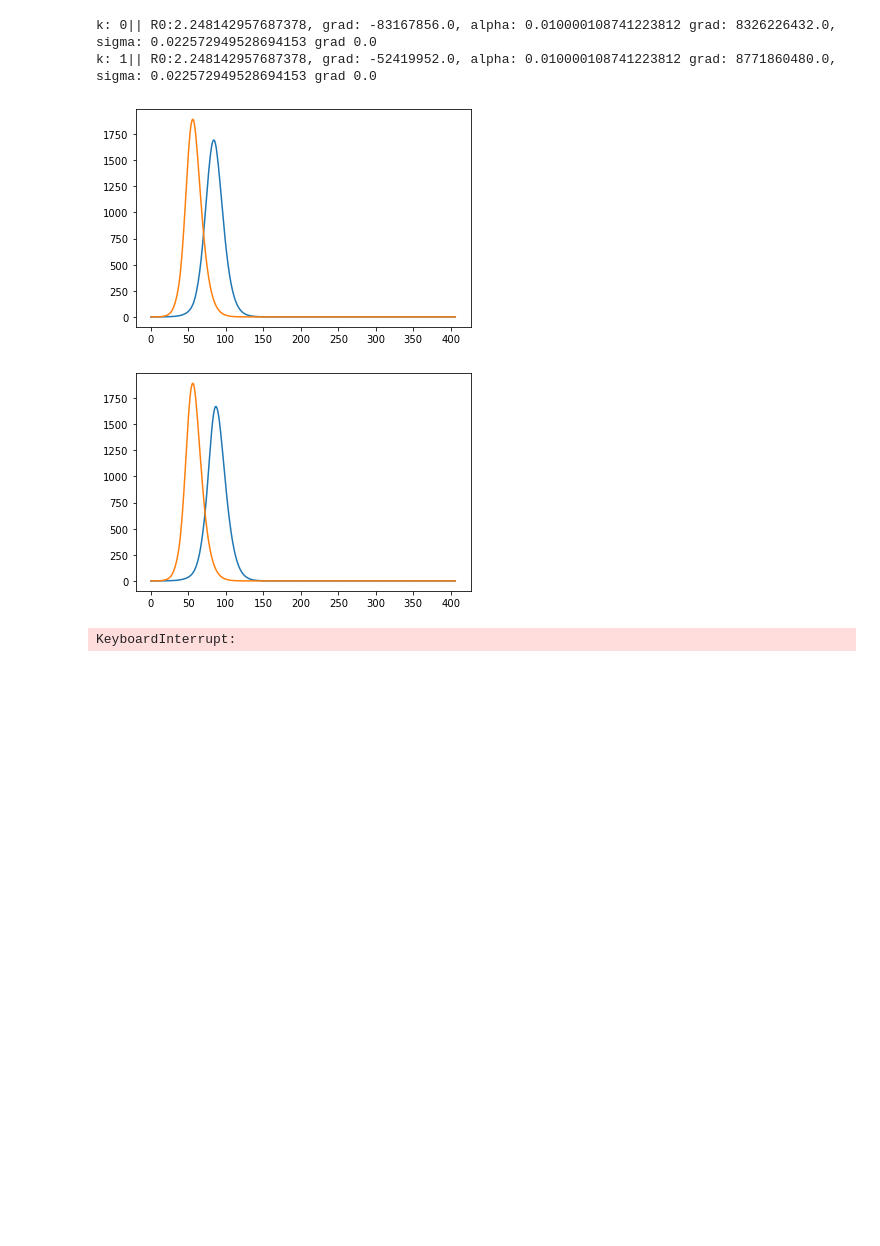
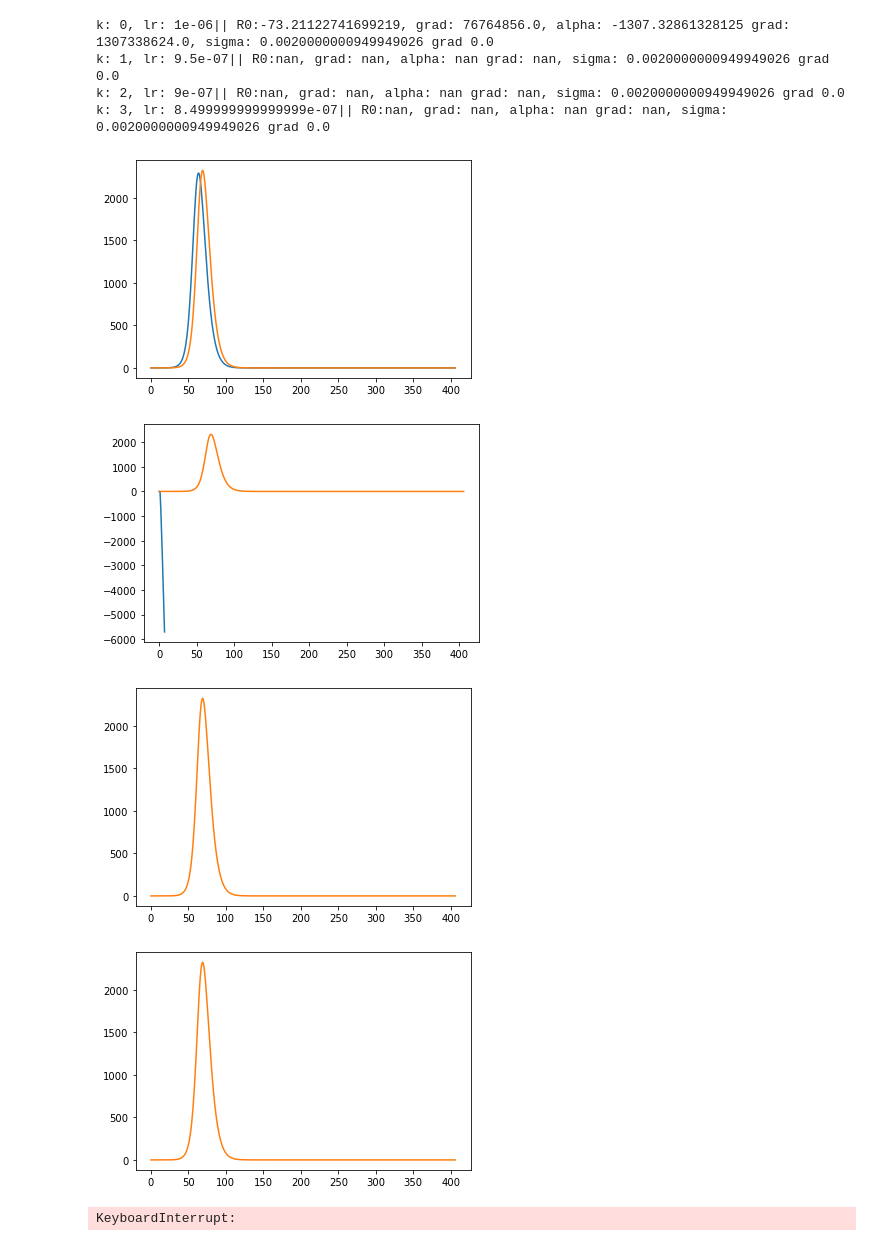
Before and after one commit to tsuehr/covid-prediction-tu, a Jupyter notebook: users/Anuar/model_optimizer_experimental.ipynb, the cells around one changed output. Saved outputs shown, nothing was run; the diff lists cells and outputs as text; code cells hidden in the pictures; blank space fills up the shorter version.

```diff
--- a/users/Anuar/model_optimizer_experimental.ipynb
+++ b/users/Anuar/model_optimizer_experimental.ipynb
@@ -8,14 +8,15 @@ import matplotlib.pyplot as plt
 # %%
 dtype = torch.float
 device = torch.device("cpu")
-learning_rate = 1e-20
+learning_rate = 1e-6
 # %%
 #---------------Model---------------
 data = pd.read_csv('../../data/covid19model.csv')
-data_fake = pd.read_csv('expected_daily_hosp.csv')
+data_fake = pd.read_csv('expected_daily_hosp.csv', index_col=0)
 # %%
 cero = torch.tensor(0, requires_grad=False, device=device, dtype=dtype)
 num_impute = 6
+# observed_daily_hospit = torch.tensor(data.hospit, requires_grad=False, device=device, dtype=dtype)
 observed_daily_hospit = torch.tensor(data_fake['0'], requires_grad=False, device=device, dtype=dtype)
 pi = torch.tensor(data.delay_distr, requires_grad=False, device=device, dtype=dtype)
 serial_interval = torch.tensor(data.serial_interval, requires_grad=False, device=device, dtype=dtype)
@@ -31,23 +32,24 @@ y = torch.tensor(truncexpon.rvs(b=(1000 - 0) / tau, loc=0, scale=tau), requires_
 #phi = torch.tensor(truncnorm.rvs((0 - 0) / 5, (np.inf - 0) / 5, loc=0, scale=5), requires_grad=True, device=device, dtype=dtype)  # dispersion (shape) parameter for observations
 R0 = torch.tensor(truncnorm.rvs((2 - 3.6) / 0.8, (5 - 3.6) / 0.8, loc=3.6, scale=0.8), requires_grad=True, device=device, dtype=dtype)  # initial reproduction number
 alpha = torch.tensor(truncnorm.rvs((0 - 1/100) / 1/100, (5/100 - 1/100) / 1/100, loc=1/100, scale=1/100), requires_grad=True, device=device, dtype=dtype)  # probability to get hospitalized
-sigma = torch.tensor(truncnorm.rvs((0 - 0.05) / 0.03, (0.15 - 0.05) / 0.03, loc=0.05, scale=0.03), requires_grad=True, device=device, dtype=dtype)  # standart deviation of random walk step
-
-
-for k in range(10):
+#sigma = torch.tensor(truncnorm.rvs((0 - 0.05) / 0.03, (0.15 - 0.05) / 0.03, loc=0.05, scale=0.03), requires_grad=True, device=device, dtype=dtype)  # standart deviation of random walk step
+sigma_fake = torch.tensor(0.002, requires_grad=True, device=device, dtype=dtype)
+sigma = sigma_fake
+n = 20
+for k in range(n):
 
     # Initizalize tensors
-    newly_infected = torch.zeros(num_observations)  # number of newly infected
-    effectively_infectious = torch.zeros(num_observations)  # effective number of infectious individuals
-    expected_daily_hospit = torch.zeros(num_observations)  # expected number of daily hospitalizations
-    cumulative_infected = torch.zeros(num_observations)  # cumulative number of infected
-    eta_t = torch.zeros(num_observations)  # transformed reproduction number
-    epsilon_t = torch.zeros(num_observations)  # random walk
-    St = torch.zeros(num_observations)  # fraction of susceptible population
+    newly_infected = torch.zeros(num_observations, device=device)  # number of newly infected
+    effectively_infectious = torch.zeros(num_observations, device=device)  # effective number of infectious individuals
+    expected_daily_hospit = torch.zeros(num_observations, device=device)  # expected number of daily hospitalizations
+    cumulative_infected = torch.zeros(num_observations, device=device)  # cumulative number of infected
+    eta_t = torch.zeros(num_observations, device=device)  # transformed reproduction number
+    epsilon_t = torch.zeros(num_observations, device=device)  # random walk
+    St = torch.zeros(num_observations, device=device)  # fraction of susceptible population
     newly_infected[0:num_impute] = y.clone()
     cumulative_infected[0] = 0.
     cumulative_infected[1:num_impute] = torch.cumsum(newly_infected[0:num_impute - 1].clone(), dim=0)
-    St[0:num_impute] = torch.tensor([torch.maximum(population.clone() - x, cero) / population for x in cumulative_infected[0:num_impute].clone()])
+    St[0:num_impute] = torch.tensor([torch.maximum(population.clone() - x, cero) / population for x in cumulative_infected[0:num_impute].clone()], device=device)
 
     # calculate Rt: the basic reproduction number
     beta_0 = torch.log(R0)
@@ -55,7 +57,7 @@ for k in range(10):
 
     for t in range(1, num_observations):
         epsilon_t[t] = torch.normal(epsilon_t[t - 1].clone(), sigma)
-    eta_t = beta_0 + epsilon_t  # + RNN[X_t, t]
+    eta_t = beta_0.clone() + epsilon_t.clone()  # + RNN[X_t, t]
 
     Rt = torch.exp(eta_t)
 
@@ -67,45 +69,50 @@ for k in range(10):
         St[t] = torch.maximum(population.clone() - cumulative_infected[t].clone(), cero) / population.clone()
         # effective number of infectous individuals
         for i in range(0, t - 1):
-            effectively_infectious[t] += newly_infected[i].clone() * serial_interval[t - i].clone()
+          effectively_infectious[t] += newly_infected[i].clone() * serial_interval[t - i].clone()
 
        # [newly_infected[i] * serial_interval[t - i] for i in range(0, t - 1)]
        # effectively_infectious[t] = torch.sum([newly_infected[i] * serial_interval[t - i] for i in range(0, t - 1)])
 
         # number of new infections (unobserved)
         newly_infected[t] = St[t].clone() * Rt[t].clone() * effectively_infectious[t].clone()
     # calculate expected number of hospitalizations
     expected_daily_hospit[0] = (1e-15) * newly_infected[0].clone()
     for t in range(1, num_observations):
         for i in range(0, t - 1):
             expected_daily_hospit[t] += newly_infected[i].clone() * pi[t - i].clone()
-        expected_daily_hospit[t] = alpha.clone() * expected_daily_hospit[t].clone()
+    expected_daily_hospit = alpha.clone() * expected_daily_hospit.clone()
 
     loss = (expected_daily_hospit - observed_daily_hospit).pow(2).sum()
     loss.backward()
 
 
     with torch.no_grad():
         #tau_t -= learning_rate * tau_t.grad
         #phi -= learning_rate * phi.grad
+        lr = learning_rate - learning_rate*k/n
 
-        R0 -= learning_rate * R0.grad
-        alpha -= learning_rate * alpha.grad
-        sigma -= learning_rate * sigma.grad
-        print(f'k: {k}|| R0:{R0}, grad: {R0.grad}, alpha: {alpha} grad: {alpha.grad}, sigma: {sigma} grad {sigma.grad}' )
+        R0 -= lr * R0.grad
+        alpha -= lr * alpha.grad
+        sigma -= lr * sigma.grad
+        print(f'k: {k}, lr: {lr}|| R0:{R0}, grad: {R0.grad}, alpha: {alpha} grad: {alpha.grad}, sigma: {sigma} grad {sigma.grad}' )
         # Manually zero the gradients after updating weights
         #tau_t.grad = None
         #phi.grad = None
         R0.grad = None
         alpha.grad = None
         sigma.grad = None
 
     plt.plot(expected_daily_hospit.detach().numpy())
     plt.plot(observed_daily_hospit.detach().numpy())
     plt.show()
 # %% [output]
-k: 0|| R0:2.248142957687378, grad: -83167856.0, alpha: 0.010000108741223812 grad: 8326226432.0, sigma: 0.022572949528694153 grad 0.0
-k: 1|| R0:2.248142957687378, grad: -52419952.0, alpha: 0.010000108741223812 grad: 8771860480.0, sigma: 0.022572949528694153 grad 0.0
+k: 0, lr: 1e-06|| R0:-73.21122741699219, grad: 76764856.0, alpha: -1307.32861328125 grad: 1307338624.0, sigma: 0.0020000000949949026 grad 0.0
+k: 1, lr: 9.5e-07|| R0:nan, grad: nan, alpha: nan grad: nan, sigma: 0.0020000000949949026 grad 0.0
+k: 2, lr: 9e-07|| R0:nan, grad: nan, alpha: nan grad: nan, sigma: 0.0020000000949949026 grad 0.0
+k: 3, lr: 8.499999999999999e-07|| R0:nan, grad: nan, alpha: nan grad: nan, sigma: 0.0020000000949949026 grad 0.0
-[figure, old version]
+[figure, new version]
-[figure, old version]
+[figure, new version]
+[figure, added]
+[figure, added]
 KeyboardInterrupt:
```
Also changed, not shown: parts of 1 cell of this notebook, 1 other file.
